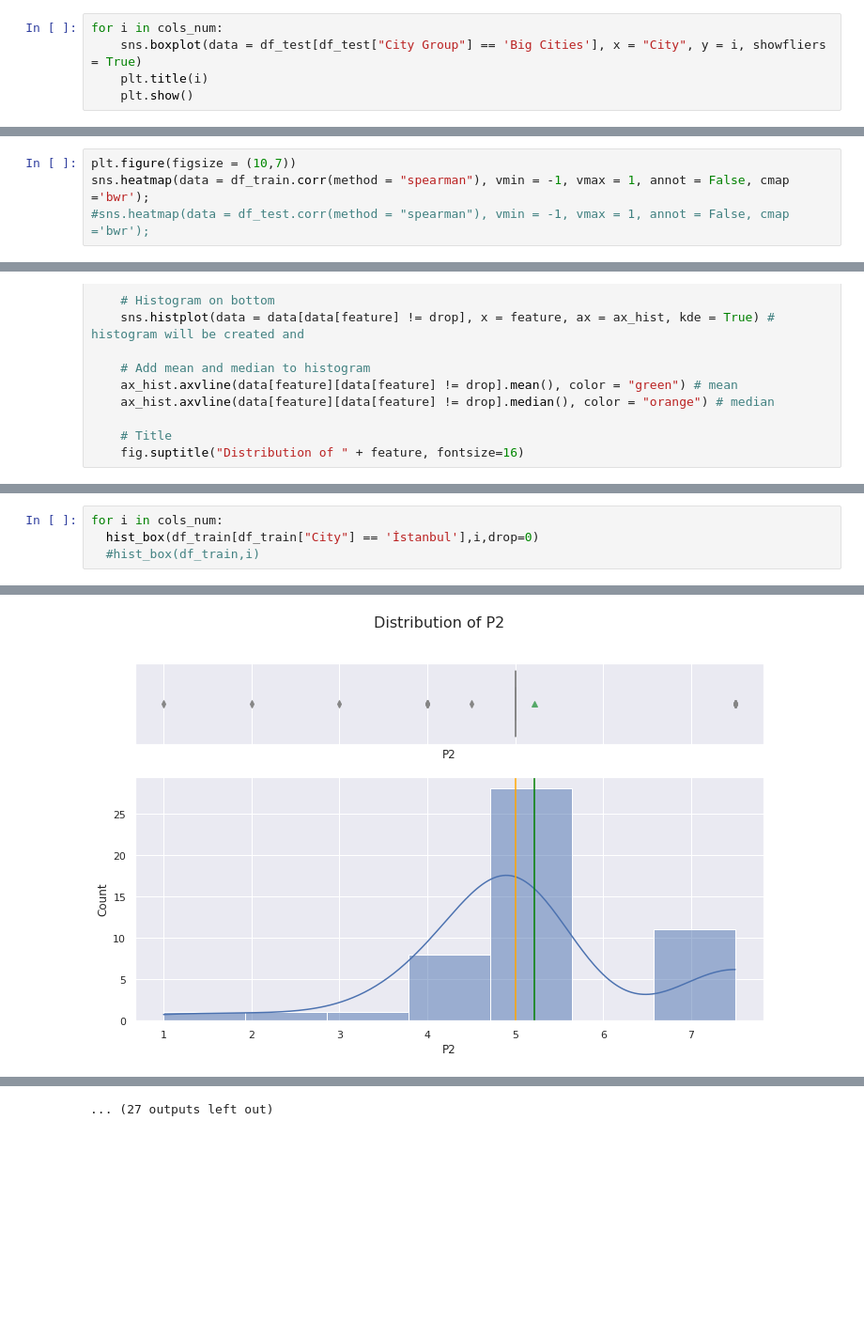
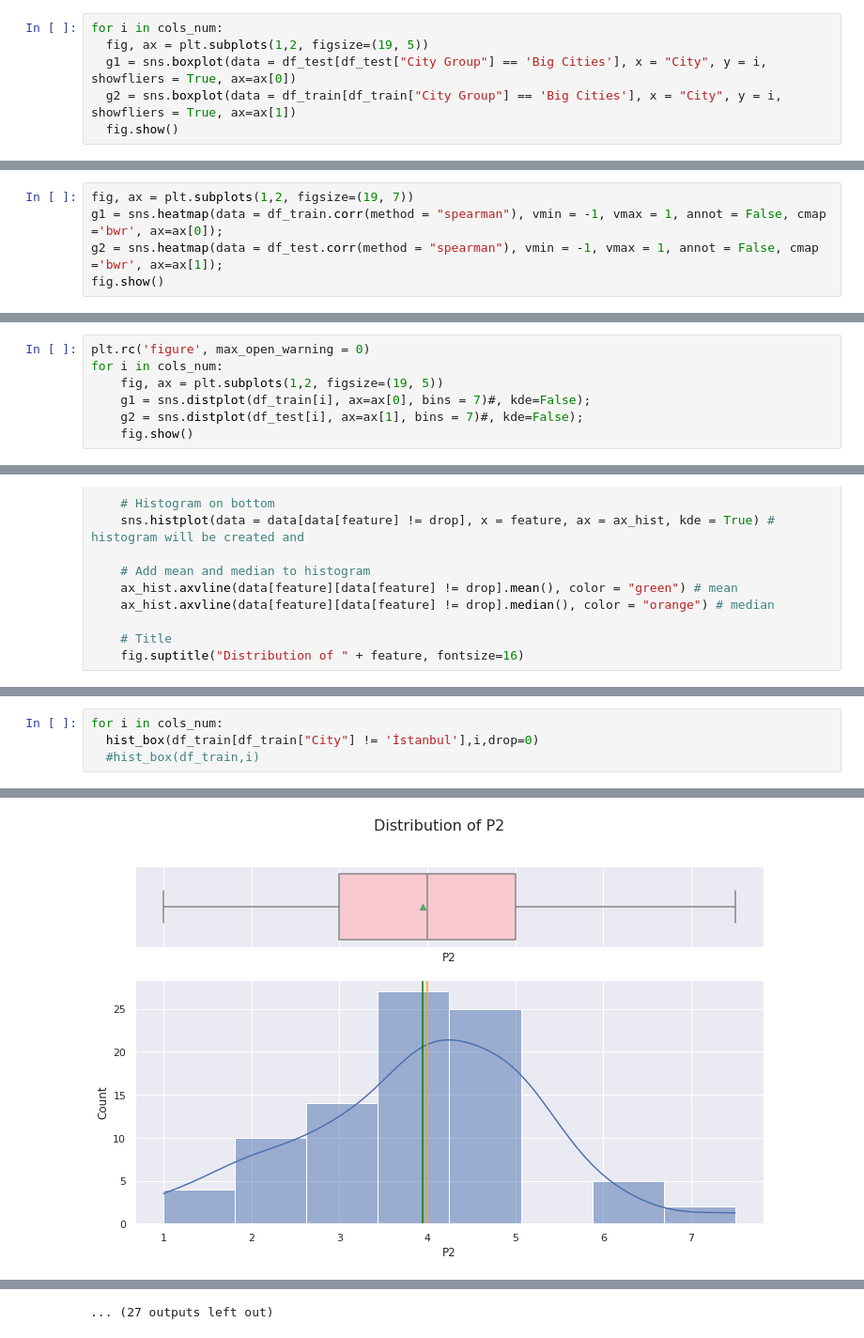
Before and after one commit to DavidEmeryUofC/CDS_Project_Restaurant_Rev_Prediction, a Jupyter notebook: CDSproject2_restaurant_revenue.ipynb, the cells around one changed output, grey strips where cells are left out. Shown at 94% size. Cells and saved outputs as stored; diff of their text form; blank space fills up the shorter version.

```diff
--- a/CDSproject2_restaurant_revenue.ipynb
+++ b/CDSproject2_restaurant_revenue.ipynb
@@ -247,7 +247,8 @@ Categorical matches in train data 1
 ### Data distribution
 # %%
 for i in cols_num:
-    sns.boxplot(data = df_test[df_test["City Group"] == 'Big Cities'], x = "City", y = i, showfliers = True)
-    plt.title(i)
-    plt.show()
+  fig, ax = plt.subplots(1,2, figsize=(19, 5))
+  g1 = sns.boxplot(data = df_test[df_test["City Group"] == 'Big Cities'], x = "City", y = i, showfliers = True, ax=ax[0])
+  g2 = sns.boxplot(data = df_train[df_train["City Group"] == 'Big Cities'], x = "City", y = i, showfliers = True, ax=ax[1])
+  fig.show()
 # %% [output]
@@ -311,5 +321,6 @@ sns.heatmap(data = df_train.corr(), vmin = -1, vmax = 1, annot = False, cmap ='b
 # %%
-plt.figure(figsize = (10,7))
-sns.heatmap(data = df_train.corr(method = "spearman"), vmin = -1, vmax = 1, annot = False, cmap ='bwr');
-#sns.heatmap(data = df_test.corr(method = "spearman"), vmin = -1, vmax = 1, annot = False, cmap ='bwr');
+fig, ax = plt.subplots(1,2, figsize=(19, 7))
+g1 = sns.heatmap(data = df_train.corr(method = "spearman"), vmin = -1, vmax = 1, annot = False, cmap ='bwr', ax=ax[0]);
+g2 = sns.heatmap(data = df_test.corr(method = "spearman"), vmin = -1, vmax = 1, annot = False, cmap ='bwr', ax=ax[1]);
+fig.show()
 # %% [output]
@@ -332,0 +330,7 @@ df_train.hist(['P19','P20','P21','P22','P23','P28','P29','DOpen','revenue'], fig
+# %%
+plt.rc('figure', max_open_warning = 0)
+for i in cols_num:
+    fig, ax = plt.subplots(1,2, figsize=(19, 5))
+    g1 = sns.distplot(df_train[i], ax=ax[0], bins = 7)#, kde=False);
+    g2 = sns.distplot(df_test[i], ax=ax[1], bins = 7)#, kde=False);
+    fig.show()
@@ -353,5 +382,5 @@ def hist_box(data, feature, figsize=(12, 7), drop = -99999):
 # %%
 for i in cols_num:
-  hist_box(df_train[df_train["City"] == 'İstanbul'],i,drop=0)
+  hist_box(df_train[df_train["City"] != 'İstanbul'],i,drop=0)
   #hist_box(df_train,i)
 # %% [output]
@@ -360 +389 @@ for i in cols_num:
-[figure, old version]
+[figure, new version]
```
Also changed, not shown: parts of 14 cells of this notebook.
